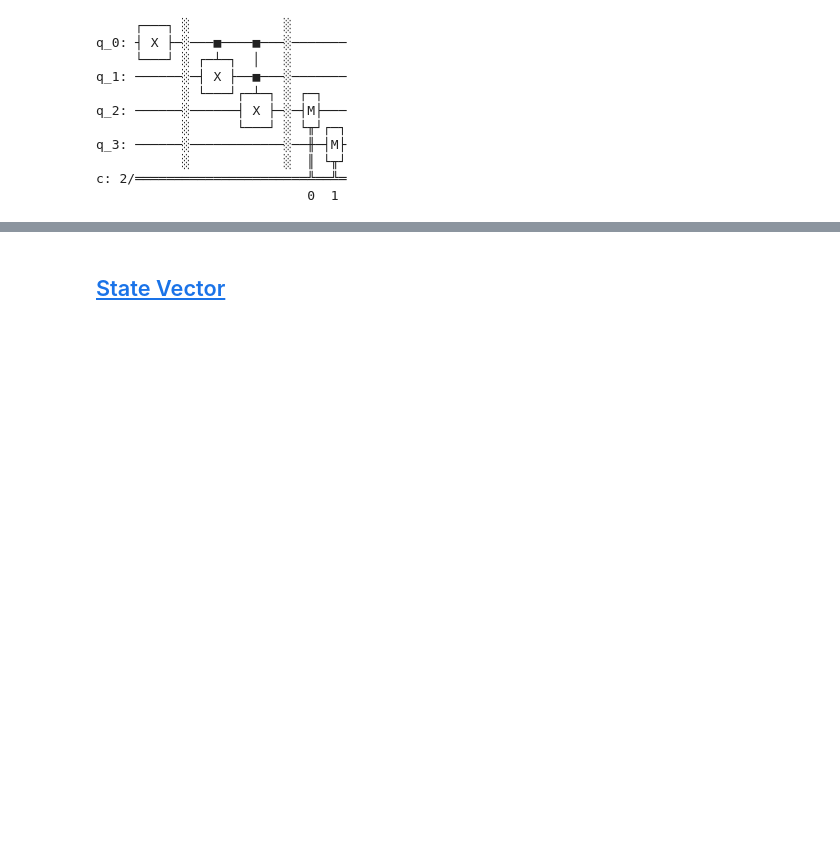
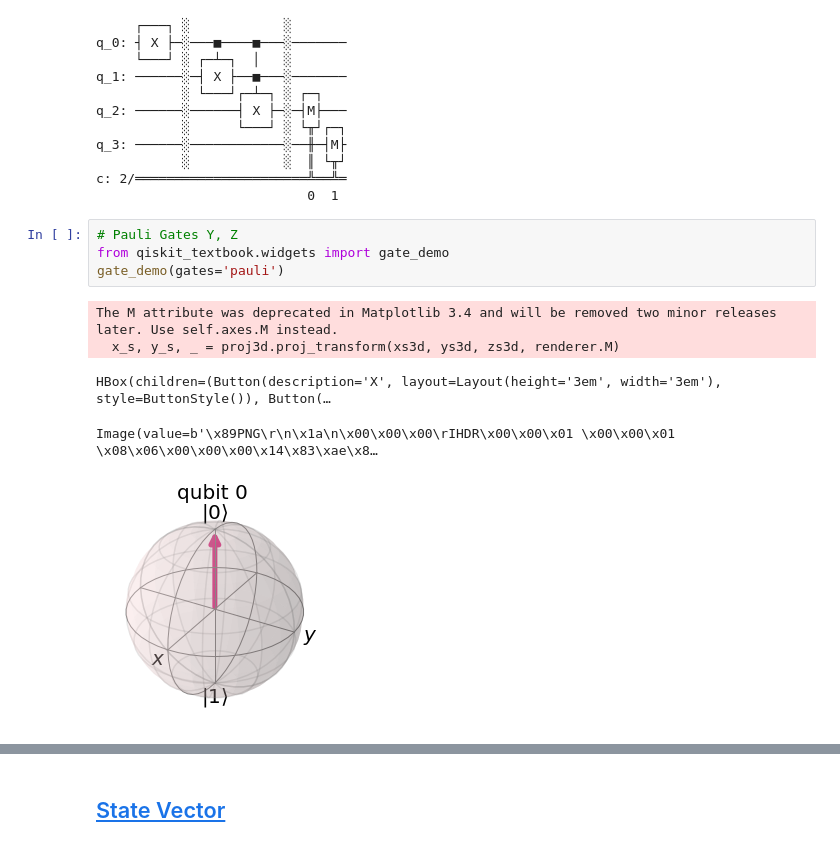
Before and after one commit to YizeSun/qiskit-challenge-2021-prepare, a Jupyter notebook: prepareQC2021.ipynb, the cells around one changed output, grey strips where cells are left out. Saved outputs shown, nothing was run; the diff lists cells and outputs as text; blank space fills up the shorter version.

Commit message:
pauli gates, I, S, T gate, Hadamard gate, P gate, U gate

```diff
--- a/prepareQC2021.ipynb
+++ b/prepareQC2021.ipynb
@@ -88,3 +103,13 @@ q_3: ──────░────────────░──╫─┤
            ░            ░  ║ └╥┘
 c: 2/══════════════════════╩══╩═
                            0  1
+# %%
+# Pauli Gates Y, Z
+from qiskit_textbook.widgets import gate_demo
+gate_demo(gates='pauli')
+# %% [output]
+The M attribute was deprecated in Matplotlib 3.4 and will be removed two minor releases later. Use self.axes.M instead.
+  x_s, y_s, _ = proj3d.proj_transform(xs3d, ys3d, zs3d, renderer.M)
+HBox(children=(Button(description='X', layout=Layout(height='3em', width='3em'), style=ButtonStyle()), Button(…
+Image(value=b'\x89PNG\r\n\x1a\n\x00\x00\x00\rIHDR\x00\x00\x01 \x00\x00\x01 \x08\x06\x00\x00\x00\x14\x83\xae\x8…
+[figure, added]
```
Also changed, not shown: parts of 11 cells of this notebook.
